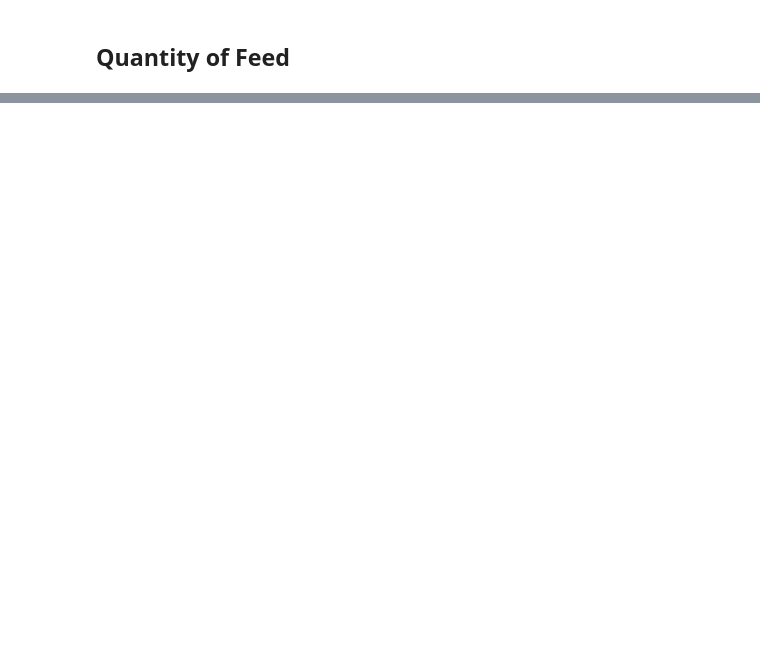
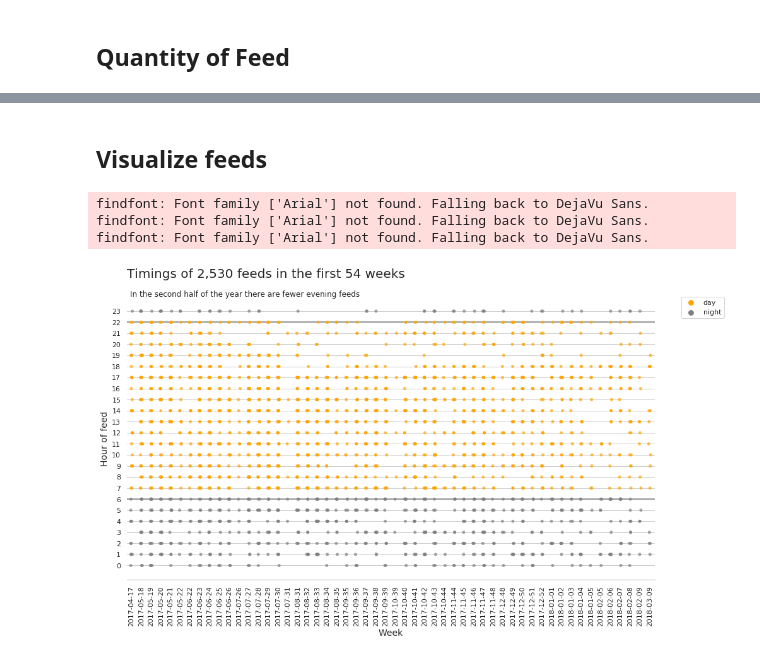
Before and after one commit to GuerrillaAnalytics/prj001-baby, a Jupyter notebook: analytics/001_eda_feeds/001_eda_feeds.ipynb, the cells around one changed output, grey strips where cells are left out. Cells and saved outputs as stored; diff of their text form; code cells hidden in the pictures; blank space fills up the shorter version.

```diff
--- a/analytics/001_eda_feeds/001_eda_feeds.ipynb
+++ b/analytics/001_eda_feeds/001_eda_feeds.ipynb
@@ -233,2 +287,7 @@ df.head(3)
 # %%
-df['start_time_yymmww'] = df[' Start Time'].map(lambda x: str(x.year) + '-' + str(x.month).zfill(2) + '-' + str(x.week).zfill(2) )
+df['start_time_yymmww_cln'] = df[' Start Time'].map(lambda x: str(x.year) + '-' + str(x.month).zfill(2) + '-' + str(x.week).zfill(2) )
+df['start_time_yymmdd_cln'] = df[' Start Time'].map(lambda x: str(x.year) + '-' + str(x.month).zfill(2) + '-' + str(x.day).zfill(2) )
+
+df['start_time_cln'] = df[' Start Time'].dt.time
+df['start_time_hr_cln'] = df[' Start Time'].dt.hour
+df.head(5)
@@ -237,0 +301,9 @@ df_feeds_per_week = df.groupby(df['start_time_yymmww'])[['id']].count()
+# %%
+conditions = [
+    (df['start_time_hr_cln'] <= 6) | (df['start_time_hr_cln'] >= 23)]
+choices = ['night']
+df['time_of_day'] = np.select(conditions, choices, default='day')
+# %%
+df_tmp=df
+df_tmp.sort_values('start_time_yymmww_cln', ascending=True, inplace=True)
+df_tmp.head(5)
@@ -237,0 +317,63 @@ df_feeds_per_week = df.groupby(df['start_time_yymmww'])[['id']].count()
+# %% [markdown]
+## Visualize feeds
+# %%
+sns.set(rc={'figure.figsize':(15,8.27)})
+sns.set_style('whitegrid')
+
+# Fonts
+plt.rcParams['font.family'] = 'Arial'
+matplotlib.rcParams['mathtext.bf'] = 'Arial:bold'
+matplotlib.rcParams['mathtext.it'] = 'Arial:italic'
+
+hue_palette ={"night":"gray","day":"orange"}
+
+ax = sns.stripplot(
+    x="start_time_yymmww_cln",
+    y="start_time_hr_cln",
+    hue='time_of_day',
+    jitter=True,
+    alpha = 0.7,
+    palette=hue_palette,
+    data=df_tmp)
+
+# Grids and lines
+sns.set_style('whitegrid')
+ax.spines['right'].set_visible(False)
+sns.despine(left=True,right=True)
+
+# X axis labels
+ax.set_xlabel('Week',fontsize=14)
+for item in ax.get_xticklabels():
+    item.set_rotation(90)
+
+# Y axis labels
+ax.set_ylabel('Hour of feed',fontsize=14)
+ax.set(yticks=np.arange(start=0,stop=24,step=1))
+
+
+# Titles
+ax.set_title('Timings of '+ '{:,}'.format(len(df_tmp)) +' feeds in the first '
+             + str(df_tmp['start_time_yymmww_cln'].nunique())+ ' weeks',
+             pad=30, fontsize=20,loc='left')
+
+ax.annotate("In the second half of the year there are fewer evening feeds",
+            xy=(0,1),
+            xycoords="axes fraction",
+            xytext=(5,10),
+            textcoords="offset points",
+            ha="left", va="top",
+            fontsize=12)
+
+# Some lines to highlight things
+plt.axhline(y=22, color='gray', linestyle='-')
+plt.axhline(y=6, color='gray', linestyle='-')
+
+# Legends and annotations
+plt.legend(bbox_to_anchor=(1.05, 1), loc=2, borderaxespad=0.)
+
+plt.show()
+# %% [output]
+findfont: Font family ['Arial'] not found. Falling back to DejaVu Sans.
+findfont: Font family ['Arial'] not found. Falling back to DejaVu Sans.
+findfont: Font family ['Arial'] not found. Falling back to DejaVu Sans.
+[figure, added]
```
Also changed, not shown: parts of 30 cells of this notebook.
